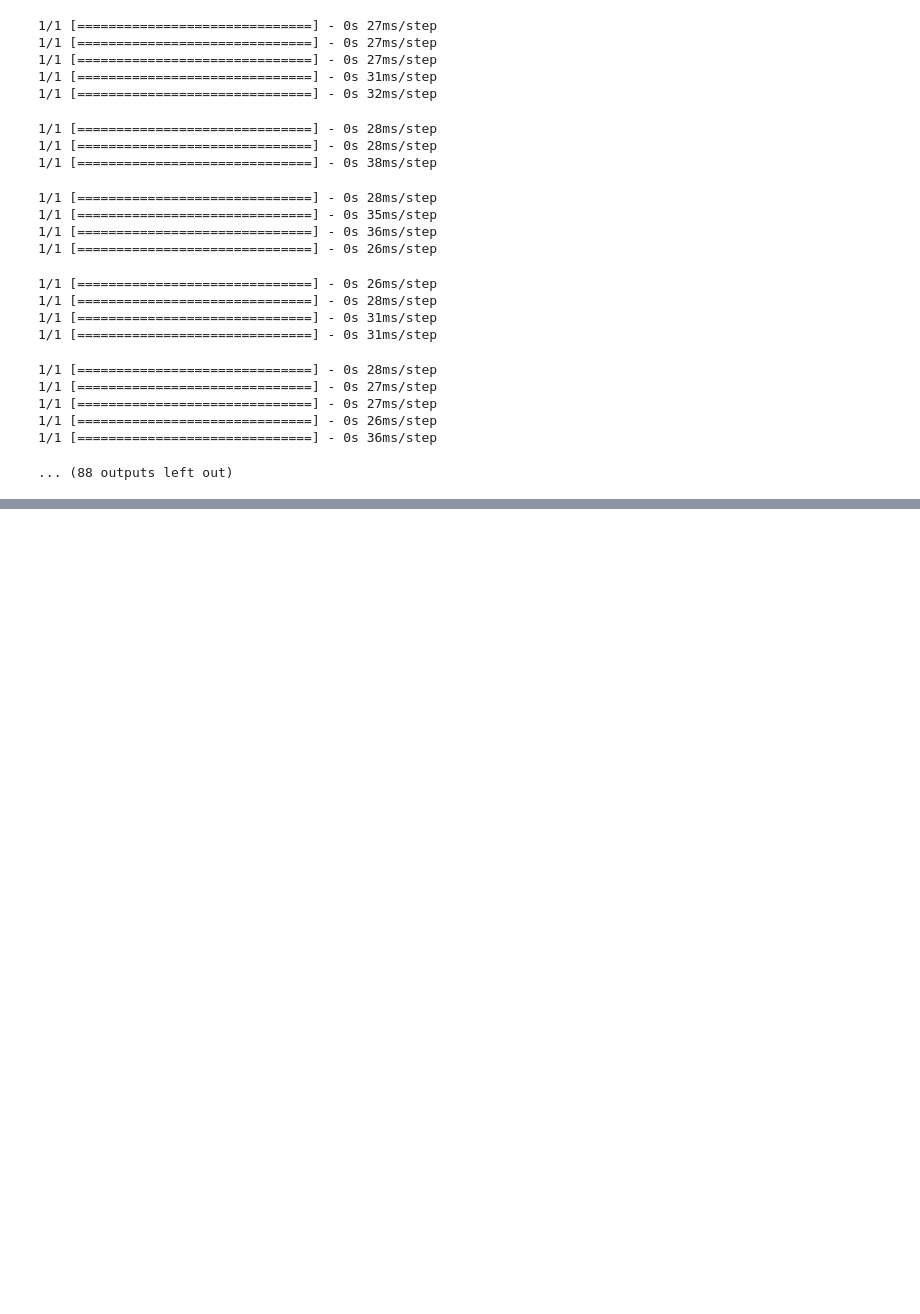
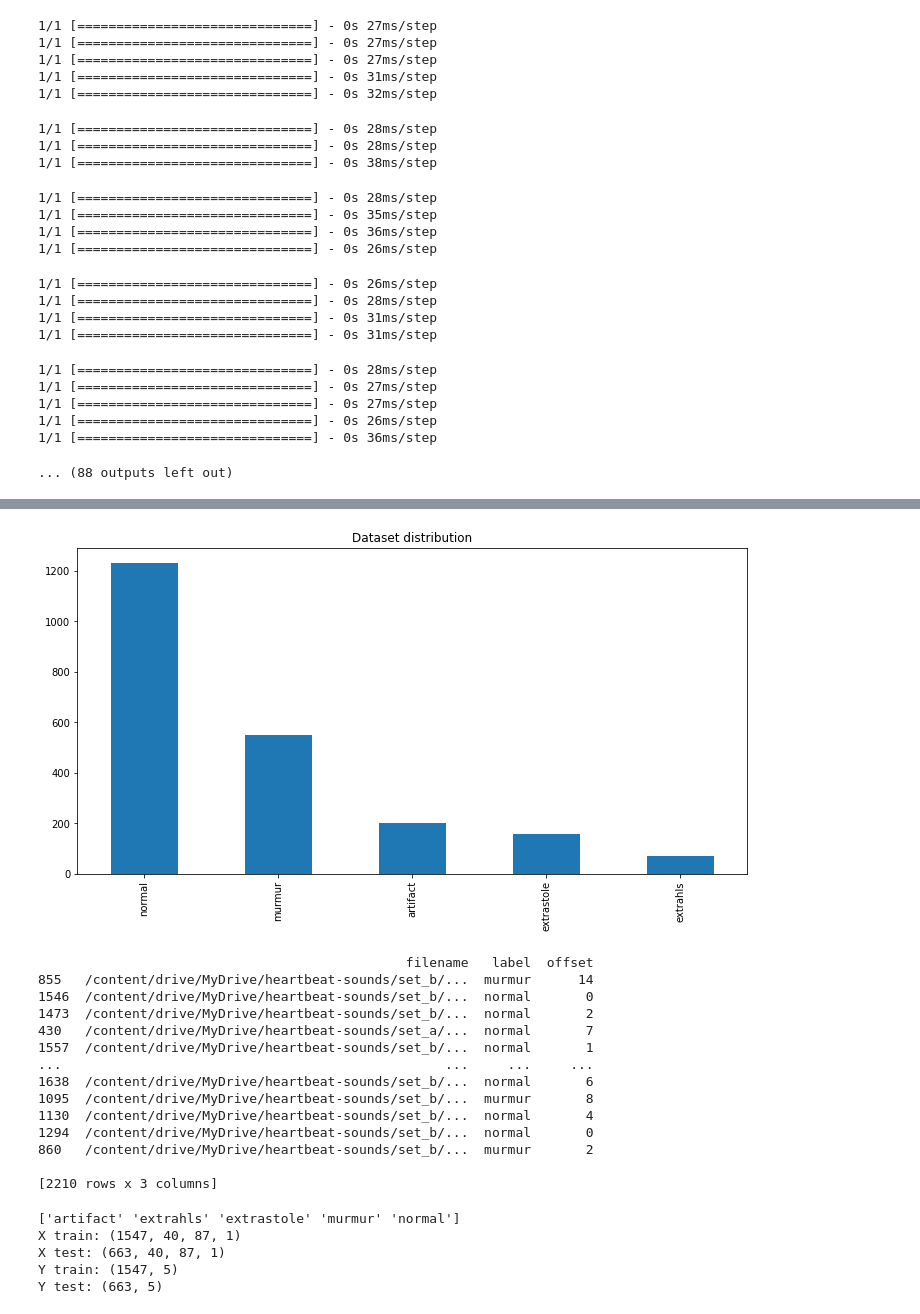
Before and after one commit to ajaysanthoshb/FYP, a Jupyter notebook: FYP.ipynb, the cells around one changed output, grey strips where cells are left out. Saved outputs shown, nothing was run; the diff lists cells and outputs as text; code cells hidden in the pictures; blank space fills up the shorter version.

```diff
--- a/FYP.ipynb
+++ b/FYP.ipynb
@@ -704,3 +718,34 @@ samplesPrediction(tf.keras.models.load_model('/content/drive/MyDrive/heartbeat-s
 1/1 [==============================] - 0s 26ms/step
 1/1 [==============================] - 0s 36ms/step
 ... (88 outputs left out)
+# %%
+def create_frames(slice_size):
+  dataset = []
+  for folder in ["/content/drive/MyDrive/heartbeat-sounds/set_a/**","/content/drive/MyDrive/heartbeat-sounds/set_b/**"]:
+      for filename in glob.iglob(folder):
+          if os.path.exists(filename):
+              label = os.path.basename(filename).split("_")[0]
+              duration = librosa.get_duration(filename=filename)
+              # skip audio smaller than 3 secs
+              if duration>=slice_size:
+                  iterations = int(duration // slice_size)
+                  reminder = duration % slice_size
+                  if label not in ["Aunlabelledtest", "Bunlabelledtest"]:
+                      for i in range(iterations):
+                          offset = i*slice_size
+                          dataset.append({
+                                  "filename": filename,
+                                  "label": label,
+                                  "offset": offset
+                              })
+                  if label not in ["Aunlabelledtest", "Bunlabelledtest"] and ((reminder and slice_size == 2) or (reminder >= slice_size-2 and slice_size != 2)):
+                    dataset.append({
+                                  "filename": filename,
+                                  "label": label,
+                                  "offset": int(duration)-slice_size
+                              })
+
+
+  dataset = pd.DataFrame(dataset)
+  dataset = shuffle(dataset, random_state=42)
+  return dataset
@@ -706,0 +855,28 @@ samplesPrediction(tf.keras.models.load_model('/content/drive/MyDrive/heartbeat-s
+# %%
+dataset = create_frames(2)
+data_visualisation(dataset)
+print(dataset)
+# %% [output]
+[figure, added]
+                                               filename   label  offset
+855   /content/drive/MyDrive/heartbeat-sounds/set_b/...  murmur      14
+1546  /content/drive/MyDrive/heartbeat-sounds/set_b/...  normal       0
+1473  /content/drive/MyDrive/heartbeat-sounds/set_b/...  normal       2
+430   /content/drive/MyDrive/heartbeat-sounds/set_a/...  normal       7
+1557  /content/drive/MyDrive/heartbeat-sounds/set_b/...  normal       1
+...                                                 ...     ...     ...
+1638  /content/drive/MyDrive/heartbeat-sounds/set_b/...  normal       6
+1095  /content/drive/MyDrive/heartbeat-sounds/set_b/...  murmur       8
+1130  /content/drive/MyDrive/heartbeat-sounds/set_b/...  normal       4
+1294  /content/drive/MyDrive/heartbeat-sounds/set_b/...  normal       0
+860   /content/drive/MyDrive/heartbeat-sounds/set_b/...  murmur       2
+
+[2210 rows x 3 columns]
+# %%
+x_train, x_test, y_train, y_test = train_test_split_of_data(dataset, 2)
+# %% [output]
+['artifact' 'extrahls' 'extrastole' 'murmur' 'normal']
+X train: (1547, 40, 87, 1)
+X test: (663, 40, 87, 1)
+Y train: (1547, 5)
+Y test: (663, 5)
```
Also changed, not shown: parts of 31 cells of this notebook.
